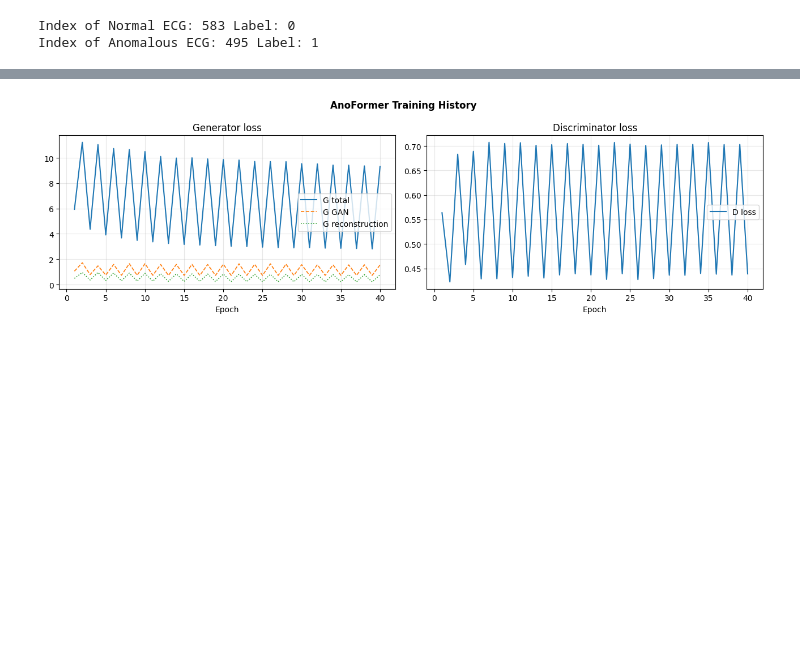
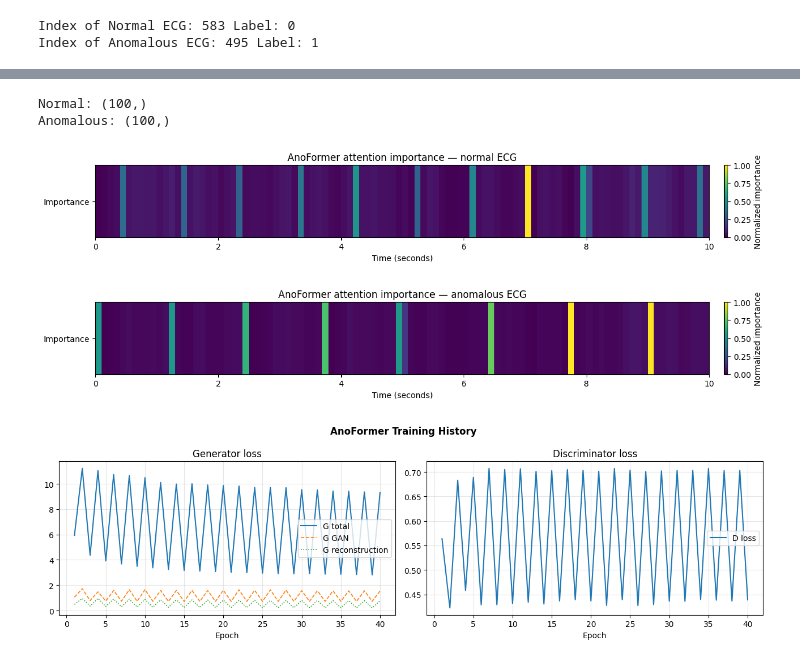
Before and after one commit to sharaffatima/Thesis, a Jupyter notebook: notebooks/02_train_anoformer.ipynb, the cells around one changed output, grey strips where cells are left out. Cells and saved outputs as stored; diff of their text form; code cells hidden in the pictures; blank space fills up the shorter version.

Commit message:
tested temporal attention plot

```diff
--- a/notebooks/02_train_anoformer.ipynb
+++ b/notebooks/02_train_anoformer.ipynb
@@ -805,4 +816,51 @@ Explainer.CompareNormalAndAnomalousAttention(
 [figure]
+# %%
+NormalTemporalAttention = (
+    Explainer.GetIntervalAttentionImportance(
+        TimeSeriesWindow=NormalECG,
+        BlockIndex=0,
+        HeadIndex=None,
+        BlockSize=10,
+    )
+)
+
+AnomalousTemporalAttention = (
+    Explainer.GetIntervalAttentionImportance(
+        TimeSeriesWindow=AnomalousECG,
+        BlockIndex=0,
+        HeadIndex=None,
+        BlockSize=10,
+    )
+)
+
+print("Normal:", NormalTemporalAttention.shape)
+print("Anomalous:", AnomalousTemporalAttention.shape)
+# %% [output]
+Normal: (100,)
+Anomalous: (100,)
+# %%
+plot_temporal_importance(
+    values=NormalTemporalAttention,
+    title="AnoFormer attention importance — normal ECG",
+    save_path=(
+        RESULTS_DIR
+        / "evaluation"
+        / "anoformer_temporal_attention_normal.png"
+    ),
+)
+
+plot_temporal_importance(
+    values=AnomalousTemporalAttention,
+    title="AnoFormer attention importance — anomalous ECG",
+    save_path=(
+        RESULTS_DIR
+        / "evaluation"
+        / "anoformer_temporal_attention_anomalous.png"
+    ),
+)
+# %% [output]
+[figure, added]
+[figure, added]
 # %%
 # Show training loss
 
```
Also changed, not shown: parts of 3 cells of this notebook.
